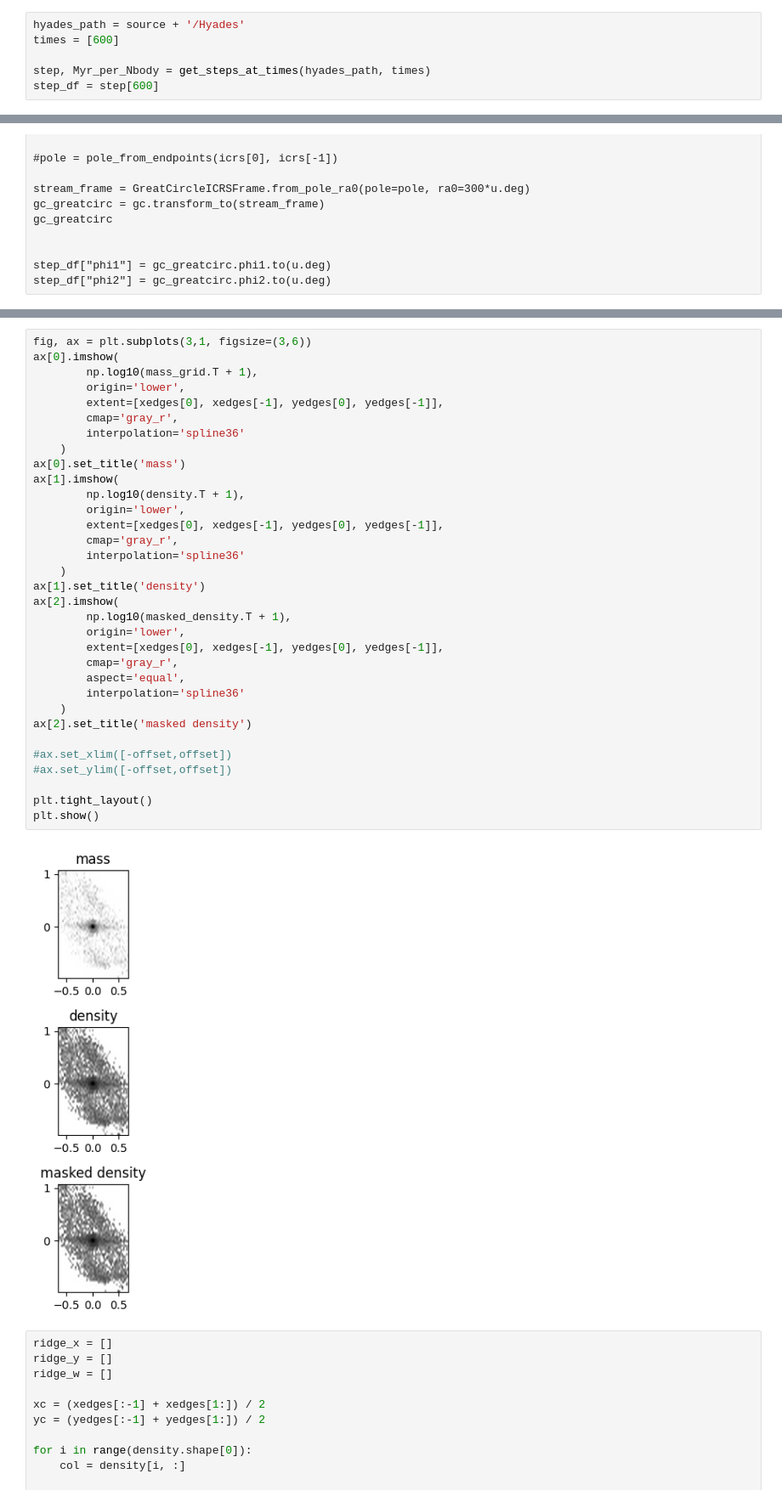
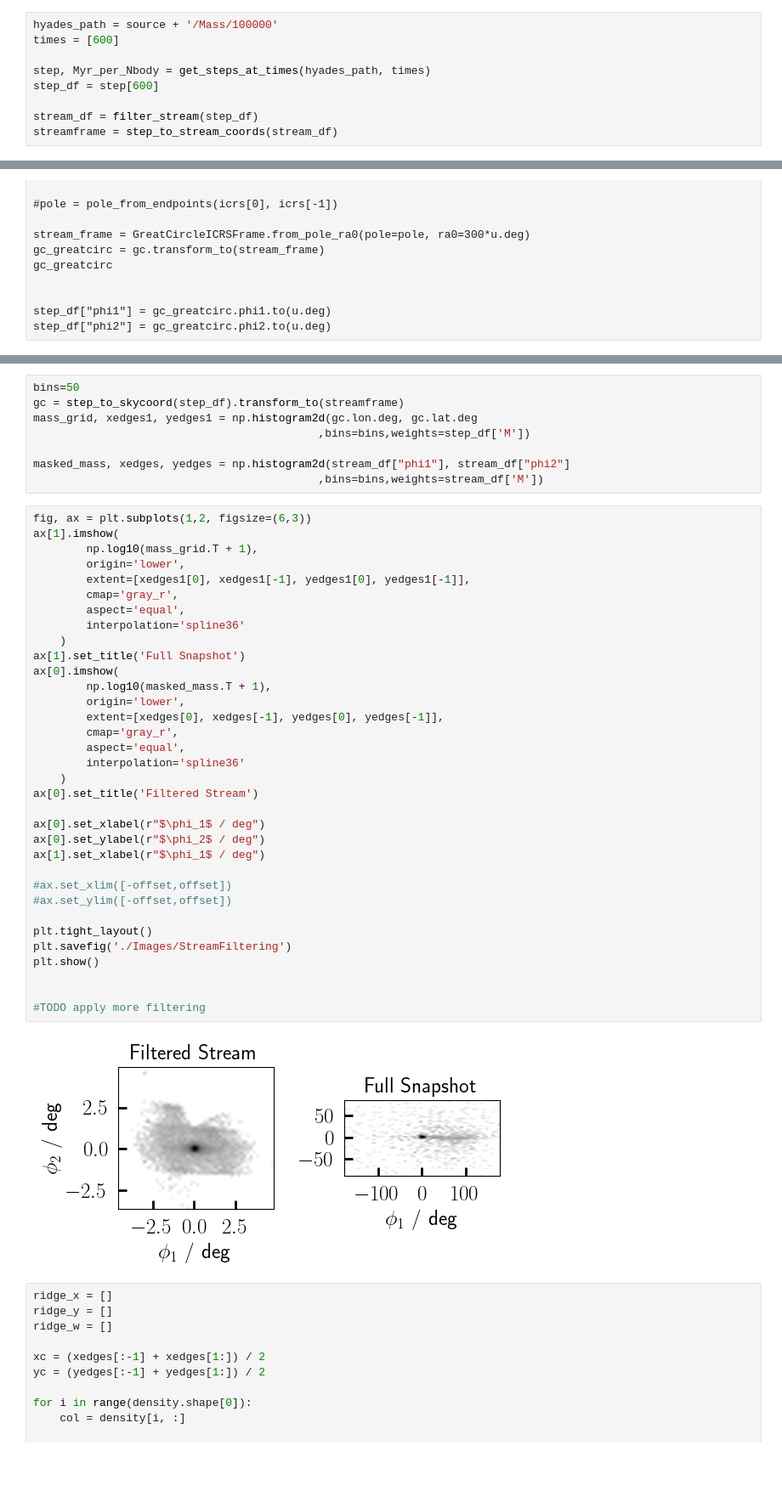
Before and after one commit to RSPicken2/stellar-streams, a Jupyter notebook: Ridgeline.ipynb, the cells around one changed output, grey strips where cells are left out. Shown at 85% size. Drawn from its saved outputs; the diff is of its cells as text; blank space fills up the shorter version.

Commit message:
Filtering

```diff
--- a/Ridgeline.ipynb
+++ b/Ridgeline.ipynb
@@ -20,8 +26,11 @@ from scipy.optimize import minimize
 # %%
 source = '/cosma5/data/durham/dc-pick2/simulations'
 # %%
-hyades_path = source + '/Hyades'
+hyades_path = source + '/Mass/100000'
 times = [600]
 
 step, Myr_per_Nbody = get_steps_at_times(hyades_path, times)
 step_df = step[600]
+
+stream_df = filter_stream(step_df)
+streamframe = step_to_stream_coords(stream_df)
@@ -93,38 +62,47 @@ masked_density[~mask] = 0
+# %%
+bins=50
+gc = step_to_skycoord(step_df).transform_to(streamframe)
+mass_grid, xedges1, yedges1 = np.histogram2d(gc.lon.deg, gc.lat.deg
+                                           ,bins=bins,weights=step_df['M'])
+
+masked_mass, xedges, yedges = np.histogram2d(stream_df["phi1"], stream_df["phi2"]
+                                           ,bins=bins,weights=stream_df['M'])
 # %%
-fig, ax = plt.subplots(3,1, figsize=(3,6))
-ax[0].imshow(
+fig, ax = plt.subplots(1,2, figsize=(6,3))
+ax[1].imshow(
         np.log10(mass_grid.T + 1),
         origin='lower',
-        extent=[xedges[0], xedges[-1], yedges[0], yedges[-1]],
+        extent=[xedges1[0], xedges1[-1], yedges1[0], yedges1[-1]],
         cmap='gray_r',
+        aspect='equal',
         interpolation='spline36'
     )
-ax[0].set_title('mass')
-ax[1].imshow(
-        np.log10(density.T + 1),
-        origin='lower',
-        extent=[xedges[0], xedges[-1], yedges[0], yedges[-1]],
-        cmap='gray_r',
-        interpolation='spline36'
-    )
-ax[1].set_title('density')
-ax[2].imshow(
-        np.log10(masked_density.T + 1),
+ax[1].set_title('Full Snapshot')
+ax[0].imshow(
+        np.log10(masked_mass.T + 1),
         origin='lower',
         extent=[xedges[0], xedges[-1], yedges[0], yedges[-1]],
         cmap='gray_r',
         aspect='equal',
         interpolation='spline36'
     )
-ax[2].set_title('masked density')
+ax[0].set_title('Filtered Stream')
+
+ax[0].set_xlabel(r"$\phi_1$ / deg")
+ax[0].set_ylabel(r"$\phi_2$ / deg")
+ax[1].set_xlabel(r"$\phi_1$ / deg")
 
 #ax.set_xlim([-offset,offset])
 #ax.set_ylim([-offset,offset])
 
 plt.tight_layout()
+plt.savefig('./Images/StreamFiltering')
 plt.show()
+
+
+#TODO apply more filtering
 # %% [output]
-[figure, old version]
+[figure, new version]
 # %%
 ridge_x = []
 ridge_y = []
```
Also changed, not shown: parts of 8 cells of this notebook.
